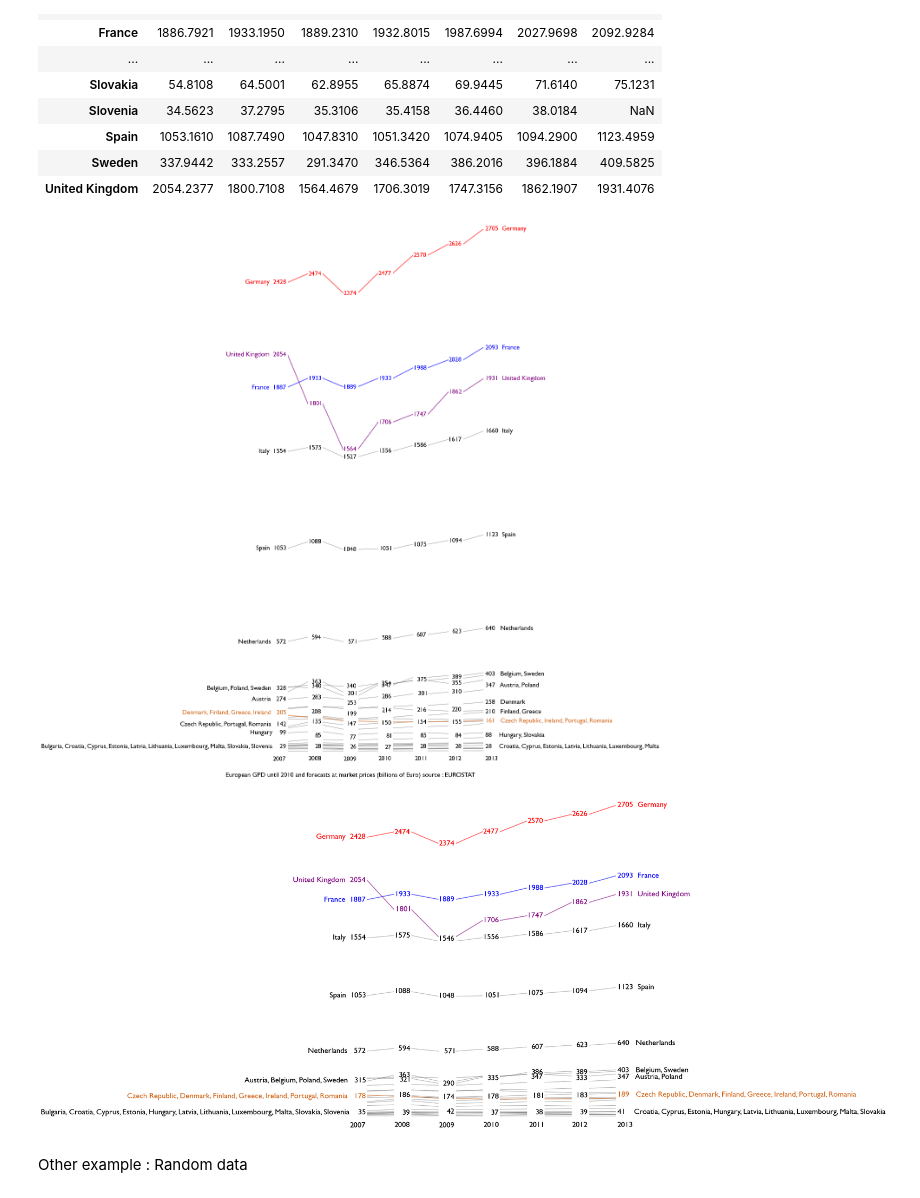
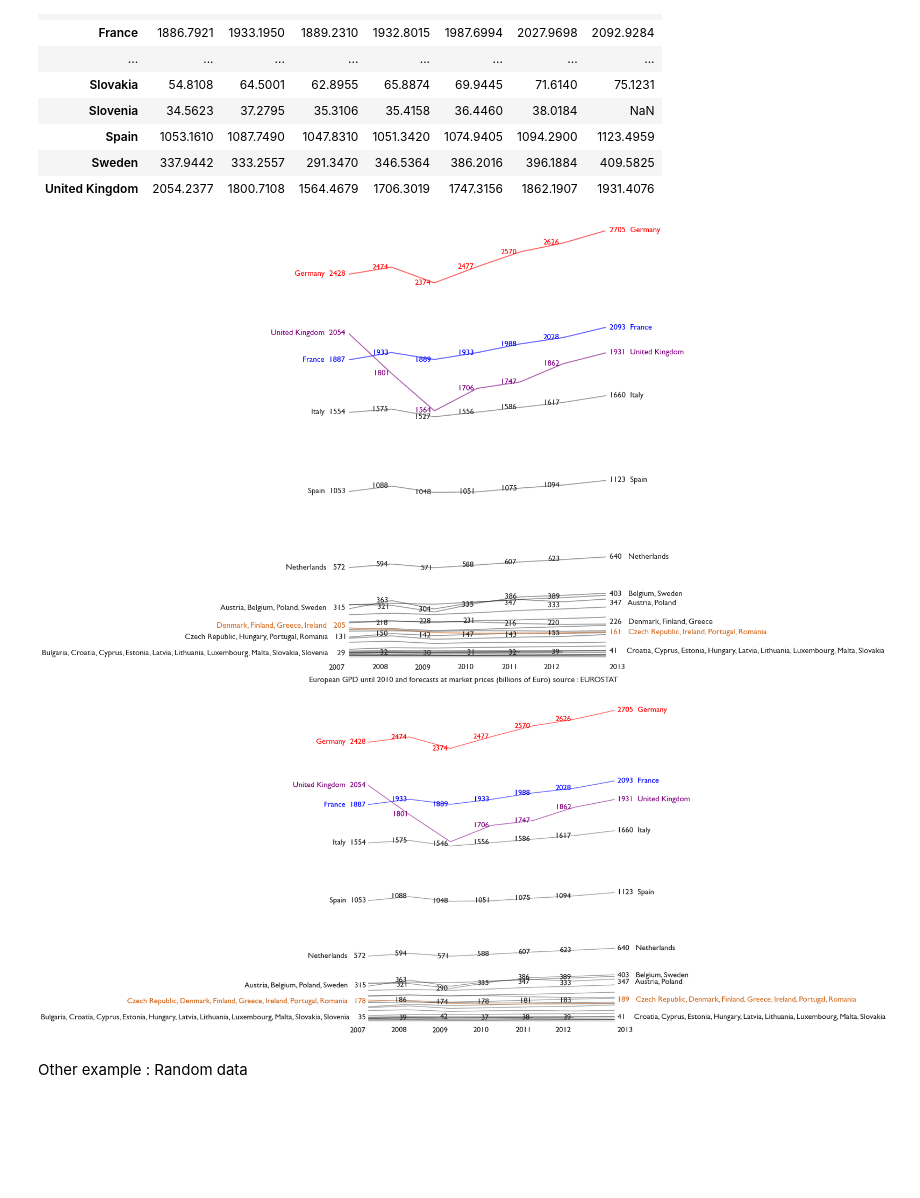
Before and after one commit to pascal-schetelat/Slope, a Jupyter notebook: slopeGraphs.ipynb, the cells around one changed output. Saved outputs shown, nothing was run; the diff lists cells and outputs as text; code cells hidden in the pictures; blank space fills up the shorter version.

Commit message:
Added
- version.py
- setup.py
- renamed Slope in slope

```diff
--- a/slopeGraphs.ipynb
+++ b/slopeGraphs.ipynb
@@ -46,6 +46,9 @@ from plotSlope import slope
 # Load some additional lib to load the files
 import os
 import pandas as pd
+%matplotlib inline
+import seaborn as sns
+sns.set_style('white')
 # %%
 # Load data from a csv file and display it
 data = pd.read_csv(os.path.join('Data','EU_GDP_2007_2013.csv'),index_col=0,na_values='-')
@@ -70,13 +73,13 @@ data/1000
 | United Kingdom | 2054.2377 | 1800.7108 | 1564.4679 | 1706.3019 | 1747.3156 | 1862.1907 | 1931.4076 |
 # %%
 color  = {"France":'b','Germany':'r','Ireland':'chocolate','United Kingdom': 'purple'}
-f = slope(data/1000,kind='interval',height= 18,width=20,font_size=15,savename='test.png',color=color,title = u'European GPD until 2010 and forecasts at market prices (billions of Euro) source : EUROSTAT')
+f = slope(data/1000,kind='interval',height= 12,width=22,font_size=15,savename='test.png',color=color,title = u'European GPD until 2010 and forecasts at market prices (billions of Euro) source : EUROSTAT')
 # %% [output]
-[figure, old version]
+[figure, new version]
 # %%
 f = slope(data/1000,width =30,height= 12,kind='interval',font_size=20,color=color,savename=None,dpi=200)
 # %% [output]
-[figure, old version]
+[figure, new version]
 # %% [markdown]
 Other example : Random data
 # %%
```
Also changed, not shown: parts of 5 cells of this notebook, 8 other files.
